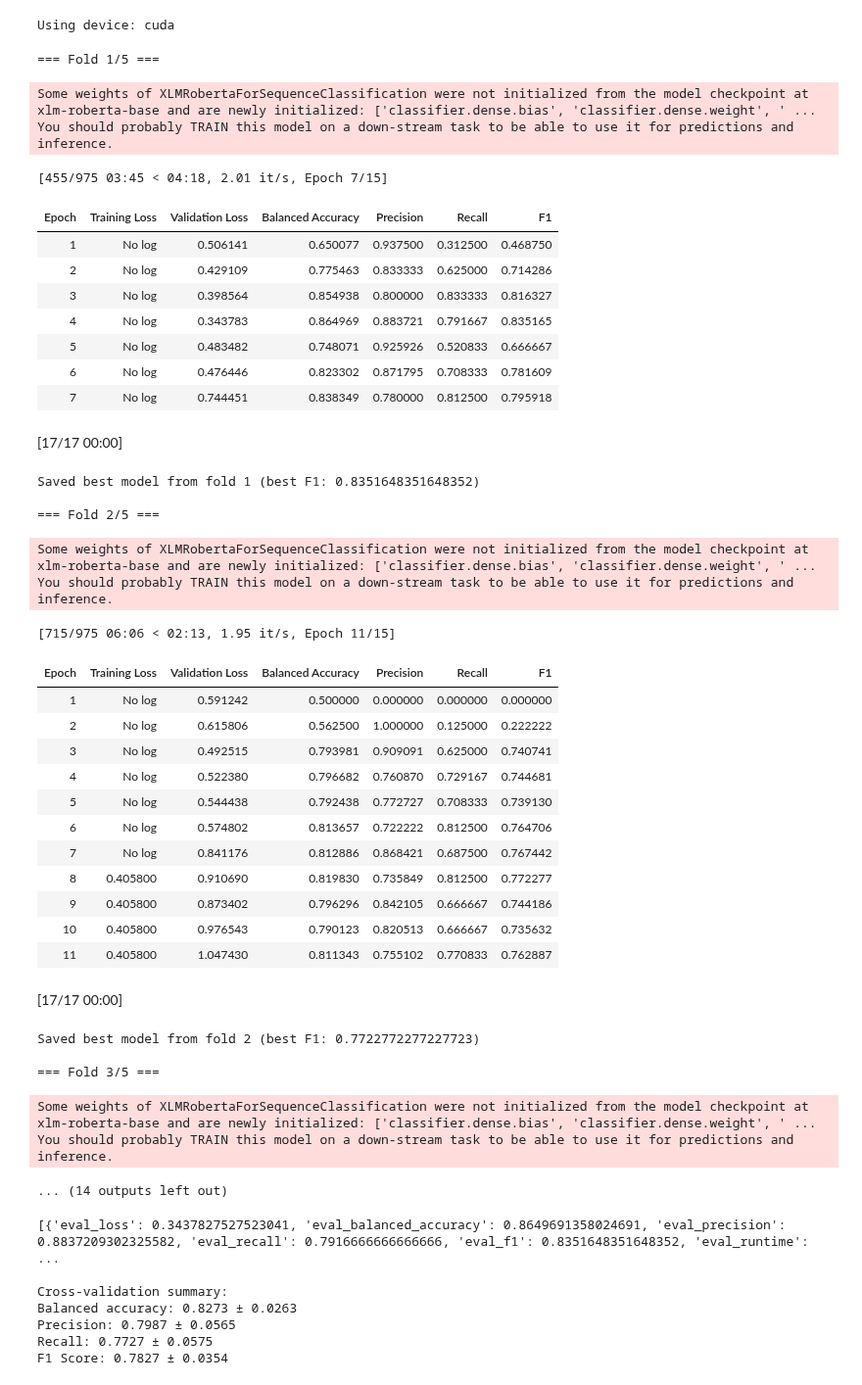
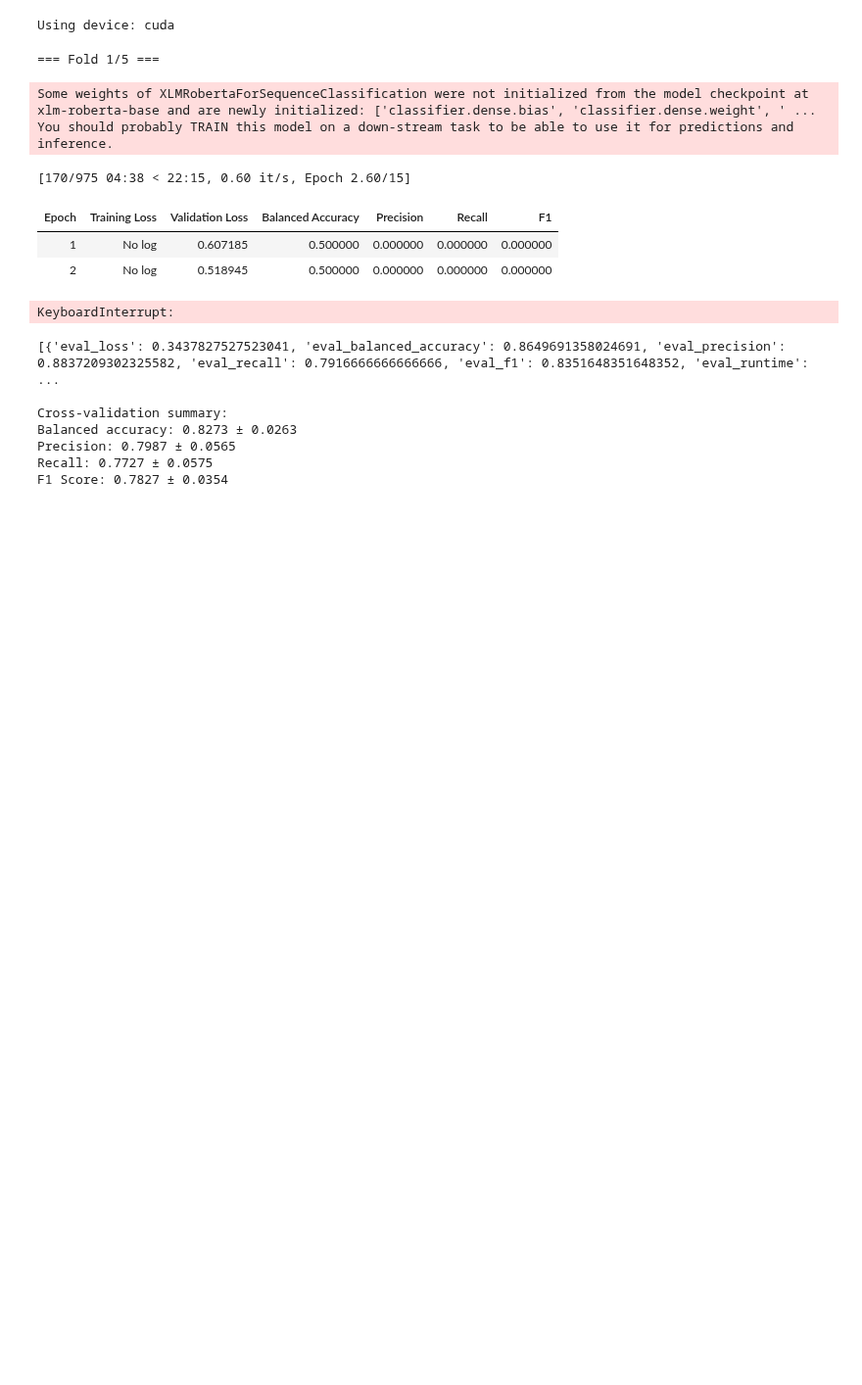
Before and after one commit to badaa002/DAT550-2025---Hyperpartisan-News-Detection-, a Jupyter notebook: notebooks/xlm_roberta.ipynb, the cells around one changed output. Shown at 98% size. Drawn from its saved outputs; the diff is of its cells as text; code cells hidden in the pictures; blank space fills up the shorter version.

```diff
--- a/notebooks/xlm_roberta.ipynb
+++ b/notebooks/xlm_roberta.ipynb
@@ -195,7 +184,7 @@ for fold, (train_idx, val_idx) in enumerate(kf.split(X, y)):
 
     # Training arguments from config
     training_args = TrainingArguments(
-        output_dir=f"{config["training"]["output_dir"]}/xlm_roberta_fold_{fold+1}",
+        output_dir=f"{config["training"]["output_dir"]}/{run_id}/xlm_roberta_fold_{fold+1}",
         learning_rate=config["training"]["learning_rate"],
         per_device_train_batch_size=config["training"]["batch_size"],
         per_device_eval_batch_size=config["training"]["eval_batch_size"],
@@ -209,69 +198,34 @@ for fold, (train_idx, val_idx) in enumerate(kf.split(X, y)):
         fp16=torch.cuda.is_available(),
     )
 
     # Initialize trainer
     trainer = Trainer(
         model=model,
         args=training_args,
         train_dataset=train_dataset,
         eval_dataset=val_dataset,
         tokenizer=tokenizer,
         data_collator=data_collator,
         compute_metrics=compute_metrics,
         callbacks=[
             EarlyStoppingCallback(early_stopping_patience=config["training"]["early_stopping_patience"])
             ]
     )
 
     trainer.train()
     results = trainer.evaluate()
     fold_results.append(results)
 
-    # Save model
-    model_base_path = config['training']['output_dir']
-    model_path = f"{model_base_path}/{run_id}/xlm_roberta_fold_{fold+1}"
-    trainer.save_model(model_path)
-    print(f"Saved best model from fold {fold+1} (best F1: {max([x['eval_f1'] for x in trainer.state.log_history if 'eval_f1' in x])})")
 
     # Clear memory
     del model, trainer
     torch.cuda.empty_cache()
 # %% [output]
 === Fold 1/5 ===
 Some weights of XLMRobertaForSequenceClassification were not initialized from the model checkpoint at xlm-roberta-base and are newly initialized: ['classifier.dense.bias', 'classifier.dense.weight', ' ...
 You should probably TRAIN this model on a down-stream task to be able to use it for predictions and inference.
-[455/975 03:45 < 04:18, 2.01 it/s, Epoch 7/15]
+[170/975 04:38 < 22:15, 0.60 it/s, Epoch 2.60/15]
 | Epoch | Training Loss | Validation Loss | Balanced Accuracy | Precision | Recall | F1 |
-| 1 | No log | 0.506141 | 0.650077 | 0.937500 | 0.312500 | 0.468750 |
-| 2 | No log | 0.429109 | 0.775463 | 0.833333 | 0.625000 | 0.714286 |
-| 3 | No log | 0.398564 | 0.854938 | 0.800000 | 0.833333 | 0.816327 |
-| 4 | No log | 0.343783 | 0.864969 | 0.883721 | 0.791667 | 0.835165 |
-| 5 | No log | 0.483482 | 0.748071 | 0.925926 | 0.520833 | 0.666667 |
-| 6 | No log | 0.476446 | 0.823302 | 0.871795 | 0.708333 | 0.781609 |
-| 7 | No log | 0.744451 | 0.838349 | 0.780000 | 0.812500 | 0.795918 |
+| 1 | No log | 0.607185 | 0.500000 | 0.000000 | 0.000000 | 0.000000 |
+| 2 | No log | 0.518945 | 0.500000 | 0.000000 | 0.000000 | 0.000000 |
-[17/17 00:00]
-Saved best model from fold 1 (best F1: 0.8351648351648352)
-
-=== Fold 2/5 ===
+KeyboardInterrupt:
-Some weights of XLMRobertaForSequenceClassification were not initialized from the model checkpoint at xlm-roberta-base and are newly initialized: ['classifier.dense.bias', 'classifier.dense.weight', ' ...
-You should probably TRAIN this model on a down-stream task to be able to use it for predictions and inference.
-[715/975 06:06 < 02:13, 1.95 it/s, Epoch 11/15]
-| Epoch | Training Loss | Validation Loss | Balanced Accuracy | Precision | Recall | F1 |
-| 1 | No log | 0.591242 | 0.500000 | 0.000000 | 0.000000 | 0.000000 |
-| 2 | No log | 0.615806 | 0.562500 | 1.000000 | 0.125000 | 0.222222 |
-| 3 | No log | 0.492515 | 0.793981 | 0.909091 | 0.625000 | 0.740741 |
-| 4 | No log | 0.522380 | 0.796682 | 0.760870 | 0.729167 | 0.744681 |
-| 5 | No log | 0.544438 | 0.792438 | 0.772727 | 0.708333 | 0.739130 |
-| 6 | No log | 0.574802 | 0.813657 | 0.722222 | 0.812500 | 0.764706 |
-| 7 | No log | 0.841176 | 0.812886 | 0.868421 | 0.687500 | 0.767442 |
-| 8 | 0.405800 | 0.910690 | 0.819830 | 0.735849 | 0.812500 | 0.772277 |
-| 9 | 0.405800 | 0.873402 | 0.796296 | 0.842105 | 0.666667 | 0.744186 |
-| 10 | 0.405800 | 0.976543 | 0.790123 | 0.820513 | 0.666667 | 0.735632 |
-| 11 | 0.405800 | 1.047430 | 0.811343 | 0.755102 | 0.770833 | 0.762887 |
-[17/17 00:00]
-Saved best model from fold 2 (best F1: 0.7722772277227723)
-
-=== Fold 3/5 ===
-Some weights of XLMRobertaForSequenceClassification were not initialized from the model checkpoint at xlm-roberta-base and are newly initialized: ['classifier.dense.bias', 'classifier.dense.weight', ' ...
-You should probably TRAIN this model on a down-stream task to be able to use it for predictions and inference.
-... (14 outputs left out)
```
Also changed, not shown: parts of 4 cells of this notebook, 3 other files.
